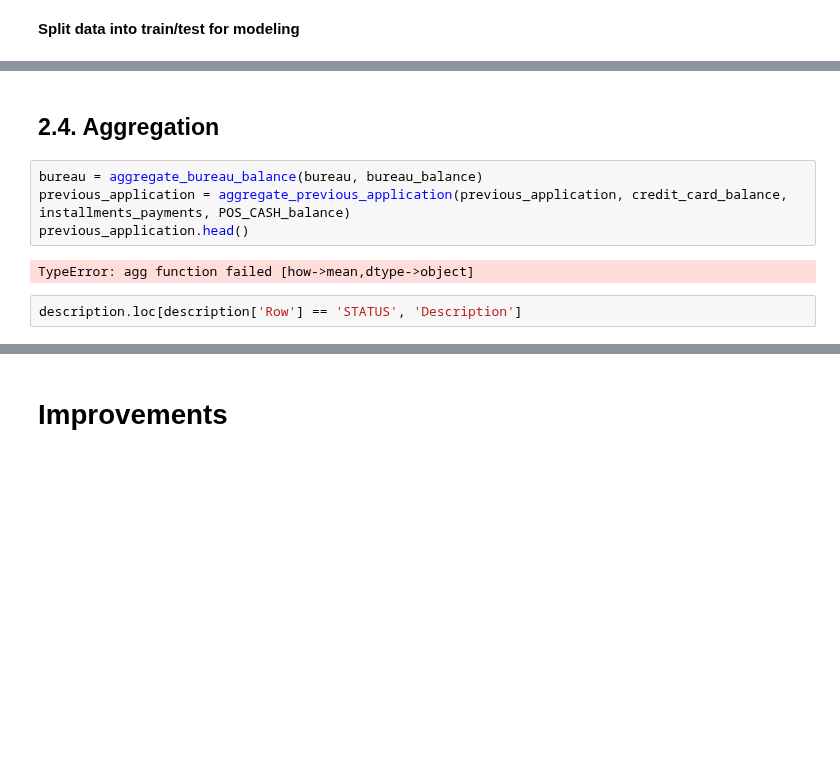
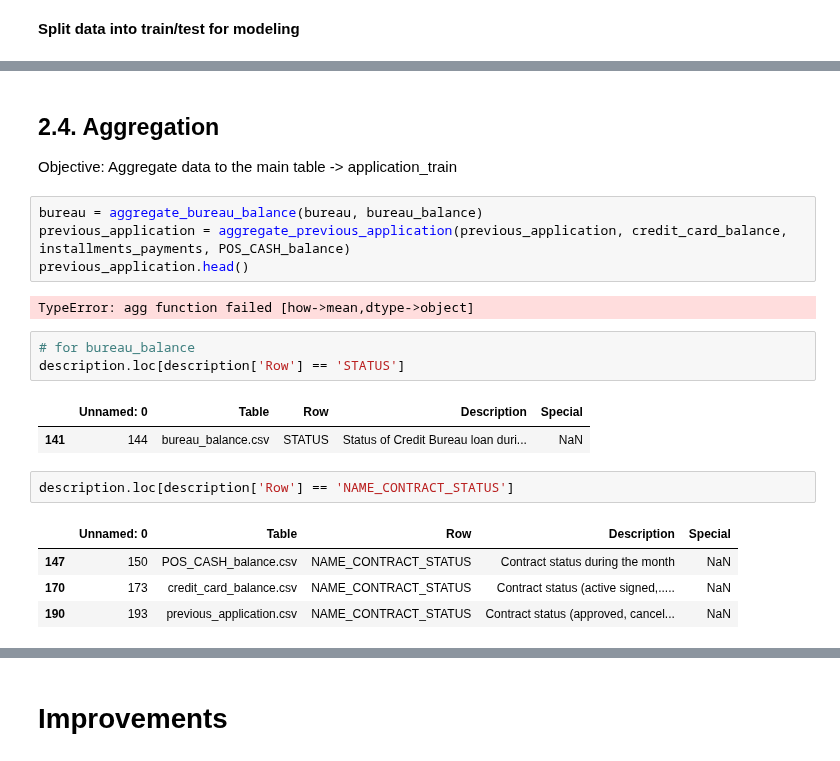
Before and after one commit to CelineChiLamNg/home_credit_default_prediction, a Jupyter notebook: home_credit.ipynb, the cells around one changed output, grey strips where cells are left out. Cells and saved outputs as stored; diff of their text form; blank space fills up the shorter version.

Commit message:
data agg

```diff
--- a/home_credit.ipynb
+++ b/home_credit.ipynb
@@ -721,6 +713,7 @@ Saved test split for POS_CASH_balance_test to data_train_test_split/POS_CASH_bal
 All train-test splits have been saved.
 # %% [markdown]
 ## 2.4. Aggregation
+Objective: Aggregate data to the main table -> application_train
 # %%
 bureau = aggregate_bureau_balance(bureau, bureau_balance)
 previous_application = aggregate_previous_application(previous_application, credit_card_balance, installments_payments, POS_CASH_balance)
@@ -728,4 +721,15 @@ previous_application.head()
 # %% [output]
 TypeError: agg function failed [how->mean,dtype->object]
 # %%
-description.loc[description['Row'] == 'STATUS', 'Description']
+# for bureau_balance
+description.loc[description['Row'] == 'STATUS']
+# %% [output]
+|  | Unnamed: 0 | Table | Row | Description | Special |
+| 141 | 144 | bureau_balance.csv | STATUS | Status of Credit Bureau loan duri... | NaN |
+# %%
+description.loc[description['Row'] == 'NAME_CONTRACT_STATUS']
+# %% [output]
+|  | Unnamed: 0 | Table | Row | Description | Special |
+| 147 | 150 | POS_CASH_balance.csv | NAME_CONTRACT_STATUS | Contract status during the month | NaN |
+| 170 | 173 | credit_card_balance.csv | NAME_CONTRACT_STATUS | Contract status (active signed,..... | NaN |
+| 190 | 193 | previous_application.csv | NAME_CONTRACT_STATUS | Contract status (approved, cancel... | NaN |
```
Also changed, not shown: parts of 3 cells of this notebook.
